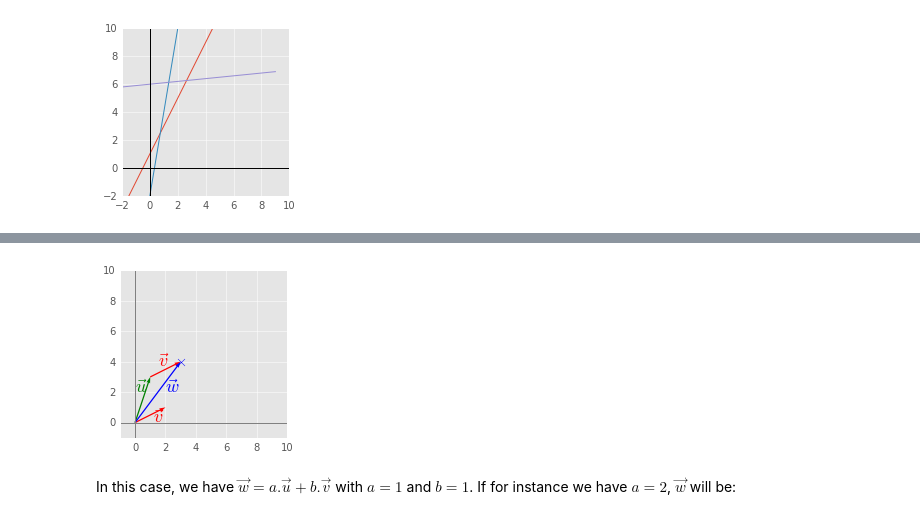
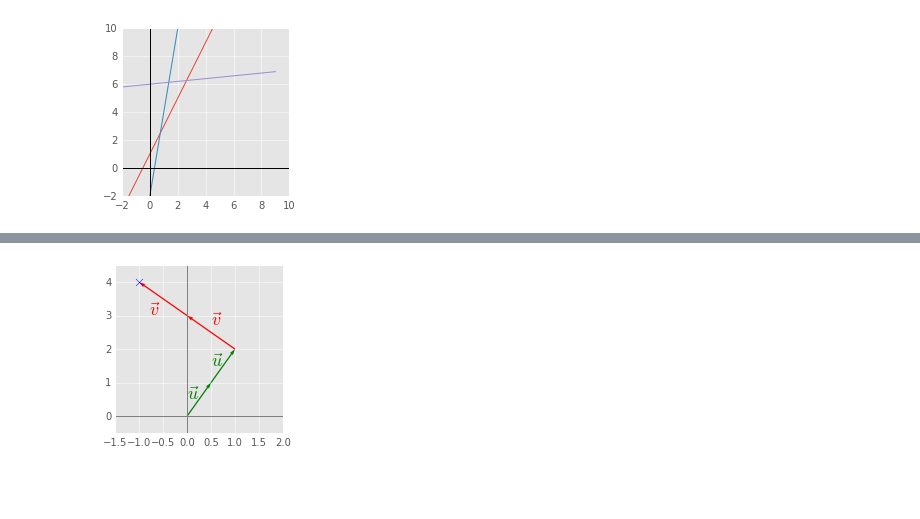
Before and after one commit to hadrienj/deepLearningBook-Notes, a Jupyter notebook: 2.4 Linear Dependence and Span.ipynb, the cells around one changed output, grey strips where cells are left out. Drawn from its saved outputs; the diff is of its cells as text; code cells hidden in the pictures; blank space fills up the shorter version.

```diff
--- a/2.4 Linear Dependence and Span.ipynb
+++ b/2.4 Linear Dependence and Span.ipynb
@@ -293,26 +492,25 @@ Here is a graphical representation of the vector $\vec{w}=(3,4)$ that correspond
 # %%
-u = [0,0,1,3]
-v = [0,0,2,1]
-u_bis = [1,3,2,1]
-w = [0,0,3,4]
-plt.quiver([u[0], v[0], u_bis[0], w[0]],
-           [u[1], v[1], u_bis[1], w[1]],
-           [u[2], v[2], u_bis[2], w[2]],
-           [u[3], v[3], u_bis[3], w[3]],
-           angles='xy', scale_units='xy', scale=1, color=['g', 'r', 'r', 'b'])
+u = [0,0,0.5,1]
+u_bis = [u[2],u[3],u[2],u[3]]
+v = [2*u[2],2*u[3],-1,1]
+v_bis = [2*u[2]-1,2*u[3]+1,v[2],v[3]]
+# w = [0,0,-1,2]
+plt.quiver([u[0], u_bis[0], v[0], v_bis[0]],
+           [u[1], u_bis[1], v[1], v_bis[1]],
+           [u[2], u_bis[2], v[2], v_bis[2]],
+           [u[3], u_bis[3], v[3], v_bis[3]],
+           angles='xy', scale_units='xy', scale=1, color=['g', 'g', 'r', 'r'])
 # plt.rc('text', usetex=True)
-plt.xlim(-1, 10)
-plt.ylim(-1, 10)
+plt.xlim(-1.5, 2)
+plt.ylim(-0.5, 4.5)
 plt.axvline(x=0, color='grey')
 plt.axhline(y=0, color='grey')
-plt.scatter(3,4,marker='x',s=50)
-plt.text(0, 2, r'$\vec{u}$', color='g', size=18)
-plt.text(1.2, 0, r'$\vec{v}$', color='r', size=18)
-plt.text(1.5, 3.7, r'$\vec{v}$', color='r', size=18)
-plt.text(2, 2, r'$\vec{w}$', color='b', size=18)
+plt.scatter(-1,4,marker='x',s=50)
+plt.text(0, 0.5, r'$\vec{u}$', color='g', size=18)
+plt.text(0.5, 1.5, r'$\vec{u}$', color='g', size=18)
+plt.text(0.5, 2.7, r'$\vec{v}$', color='r', size=18)
+plt.text(-0.8, 3, r'$\vec{v}$', color='r', size=18)
 plt.show()
 plt.close()
 # %% [output]
-[figure, old version]
+[figure, new version]
-# %% [markdown]
-In this case, we have $\vec{w}=a.\vec{u}+b.\vec{v}$ with $a=1$ and $b=1$. If for instance we have $a=2$, $\vec{w}$ will be:
```
Also changed, not shown: parts of 22 cells of this notebook, 1 other file.
